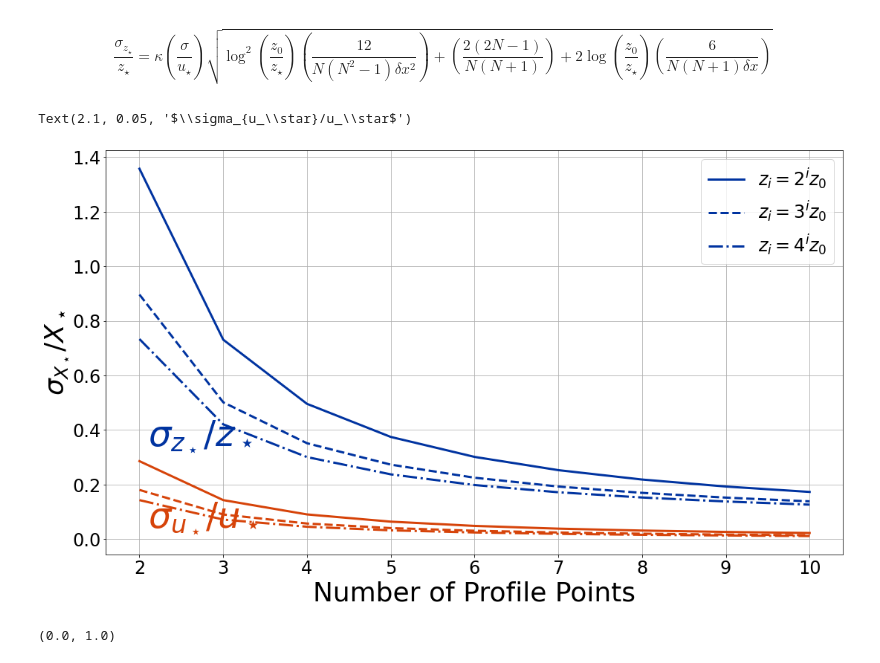
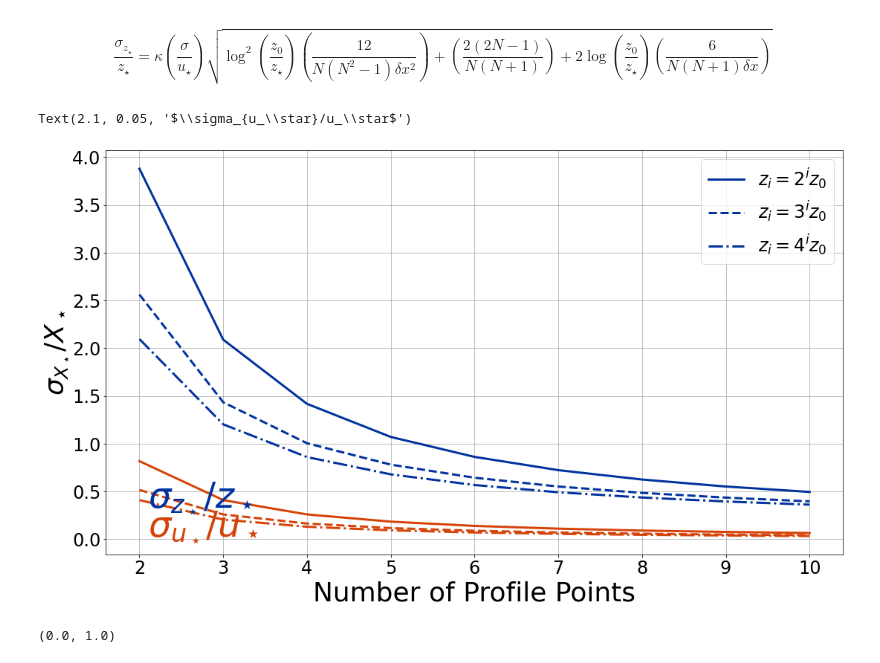
Before and after one commit to BoiseStatePlanetary/Optimizing-Number-and-Placement-of-Anemometers, a Jupyter notebook: figures and data/Uncertainties on Roughness and Shear Velocity.ipynb, the cells around one changed output. Drawn from its saved outputs; the diff is of its cells as text; code cells hidden in the pictures.

```diff
--- a/figures and data/Uncertainties on Roughness and Shear Velocity.ipynb
+++ b/figures and data/Uncertainties on Roughness and Shear Velocity.ipynb
@@ -170,7 +170,7 @@ $$
 \frac{\sigma_{z_\star}}{z_\star} = \kappa \left( \frac{\sigma}{u_\star} \right) \sqrt{ \log^2\left( \frac{z_0}{z_\star} \right) \left( \dfrac{12}{N \left( N^2 - 1 \right) \delta x^2 } \right) + \left( \dfrac{2 \left( 2N - 1 \right) }{N \left( N + 1 \right) } \right) + 2 \log \left( \frac{z_0}{z_\star} \right) \left( \dfrac{6}{N \left( N + 1\right) \delta x } \right)}
 $$
 # %%
-def calc_analytic_fractional_zstar_uncertainty(N, kappa=0.4, z0_over_zstar=75., sigma_over_ustar=0.35,
+def calc_analytic_fractional_zstar_uncertainty(N, kappa=0.4, z0_over_zstar=75., sigma_over_ustar=1.,
                                                delta_x=np.log(2)):
     log_z0_over_zstar = np.log(z0_over_zstar)
     term1 = log_z0_over_zstar**2*(12./(N*(N**2 - 1)*delta_x**2))
@@ -179,7 +179,7 @@ def calc_analytic_fractional_zstar_uncertainty(N, kappa=0.4, z0_over_zstar=75.,
 
     return kappa*sigma_over_ustar*np.sqrt(term1 + term2 + term3)
 
-def calc_analytic_fractional_ustar_uncertainty(N, sigma_over_ustar=0.35, delta_x=np.log(2), kappa=0.4):
+def calc_analytic_fractional_ustar_uncertainty(N, sigma_over_ustar=1., delta_x=np.log(2), kappa=0.4):
 
     return kappa*np.sqrt(12./(N*(N**2 - 1)*delta_x**2))*sigma_over_ustar
 
@@ -187,34 +187,34 @@ N = np.arange(2, 11)
 fig = plt.figure(figsize=(10*aspect_ratio, 10))
 ax1 = fig.add_subplot(111)
 
 ax1.plot(N, calc_analytic_fractional_zstar_uncertainty(N, delta_x=np.log(2), z0_over_zstar=81),
          color=BoiseState_blue, lw=3, label=r'$z_i = 2^i z_0$')
 ax1.plot(N, calc_analytic_fractional_zstar_uncertainty(N, delta_x=np.log(3), z0_over_zstar=81),
                                                        color=BoiseState_blue, lw=3, ls='--',
                                                        label=r'$z_i = 3^i z_0$')
 ax1.plot(N, calc_analytic_fractional_zstar_uncertainty(N, delta_x=np.log(4), z0_over_zstar=81),
          color=BoiseState_blue, lw=3, ls='-.', label=r'$z_i = 4^i z_0$')
 
 ax1.plot(N, calc_analytic_fractional_ustar_uncertainty(N, delta_x=np.log(2)),
          color=BoiseState_orange, lw=3)
 ax1.plot(N, calc_analytic_fractional_ustar_uncertainty(N, delta_x=np.log(3)),
                                                        color=BoiseState_orange, lw=3, ls='--')
 ax1.plot(N, calc_analytic_fractional_ustar_uncertainty(N, delta_x=np.log(4)),
          color=BoiseState_orange, lw=3, ls='-.')
 
 ax1.legend(loc='upper right', fontsize=24)
 ax1.grid(True)
 ax1.set_xlabel('Number of Profile Points', fontsize=36)
 ax1.set_ylabel(r'$\sigma_{X_\star}/X_\star$', fontsize=36)
 ax1.tick_params(labelsize=24)
 
 ax1.text(2.1, 0.35, r'$\sigma_{z_\star}/z_\star$', color=BoiseState_blue, fontsize=48)
 ax1.text(2.1, 0.05, r'$\sigma_{u_\star}/u_\star$', color=BoiseState_orange, fontsize=48)
 
 # fig.savefig("fractional_uncertainties.jpg", dpi=300, bbox_inches="tight")
 # %% [output]
 Text(2.1, 0.05, '$\\sigma_{u_\\star}/u_\\star$')
-[figure, old version]
+[figure, new version]
 # %%
 nums_sensors = np.arange(2, 11)
 
```
Also changed, not shown: 2 other files.
